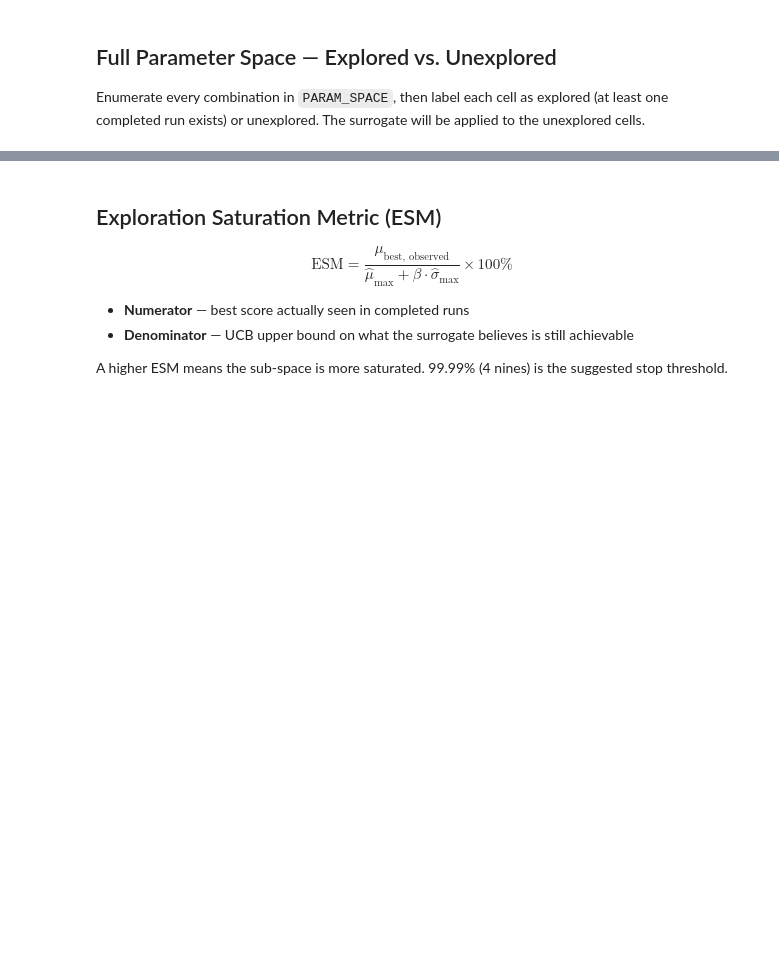
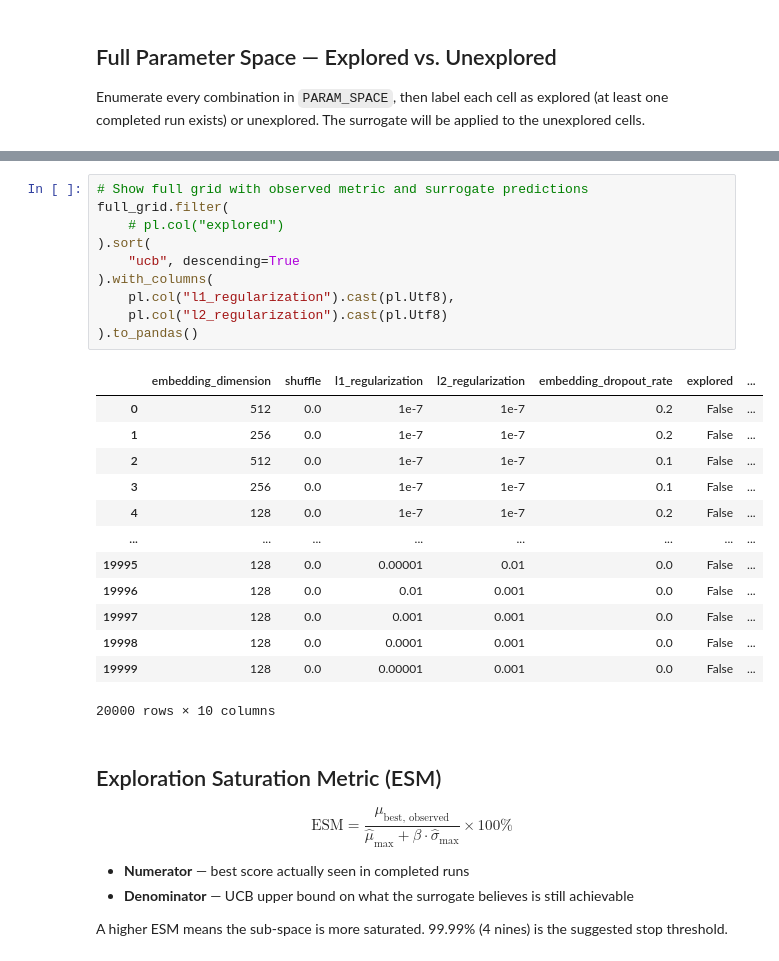
Before and after one commit to chaald/peppermint-matrix, a Jupyter notebook: notebooks/parameter_analysis/surrogate_model.ipynb, the cells around one changed output, grey strips where cells are left out. Cells and saved outputs as stored; diff of their text form; blank space fills up the shorter version.

```diff
--- a/notebooks/parameter_analysis/surrogate_model.ipynb
+++ b/notebooks/parameter_analysis/surrogate_model.ipynb
@@ -417,3 +443,27 @@ unexplored_df.select("mu_hat", "sigma_hat", "ucb").describe()
+# %%
+# Show full grid with observed metric and surrogate predictions
+full_grid.filter(
+    # pl.col("explored")
+).sort(
+    "ucb", descending=True
+).with_columns(
+    pl.col("l1_regularization").cast(pl.Utf8),
+    pl.col("l2_regularization").cast(pl.Utf8)
+).to_pandas()
+# %% [output]
+|  | embedding_dimension | shuffle | l1_regularization | l2_regularization | embedding_dropout_rate | explored | ... |
+| 0 | 512 | 0.0 | 1e-7 | 1e-7 | 0.2 | False | ... |
+| 1 | 256 | 0.0 | 1e-7 | 1e-7 | 0.2 | False | ... |
+| 2 | 512 | 0.0 | 1e-7 | 1e-7 | 0.1 | False | ... |
+| 3 | 256 | 0.0 | 1e-7 | 1e-7 | 0.1 | False | ... |
+| 4 | 128 | 0.0 | 1e-7 | 1e-7 | 0.2 | False | ... |
+| ... | ... | ... | ... | ... | ... | ... | ... |
+| 19995 | 128 | 0.0 | 0.00001 | 0.01 | 0.0 | False | ... |
+| 19996 | 128 | 0.0 | 0.01 | 0.001 | 0.0 | False | ... |
+| 19997 | 128 | 0.0 | 0.001 | 0.001 | 0.0 | False | ... |
+| 19998 | 128 | 0.0 | 0.0001 | 0.001 | 0.0 | False | ... |
+| 19999 | 128 | 0.0 | 0.00001 | 0.001 | 0.0 | False | ... |
+20000 rows × 10 columns
 # %% [markdown]
 ## Exploration Saturation Metric (ESM)
 
```
Also changed, not shown: parts of 10 cells of this notebook, 1 other file.
